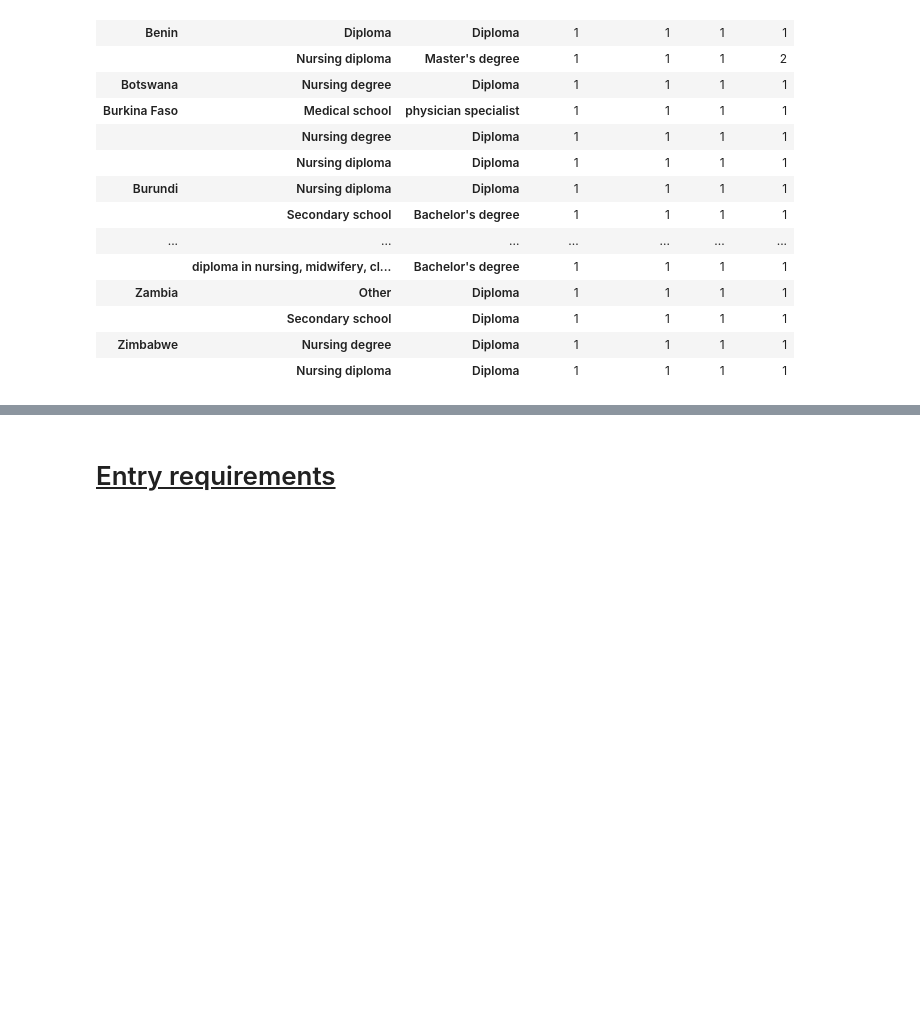
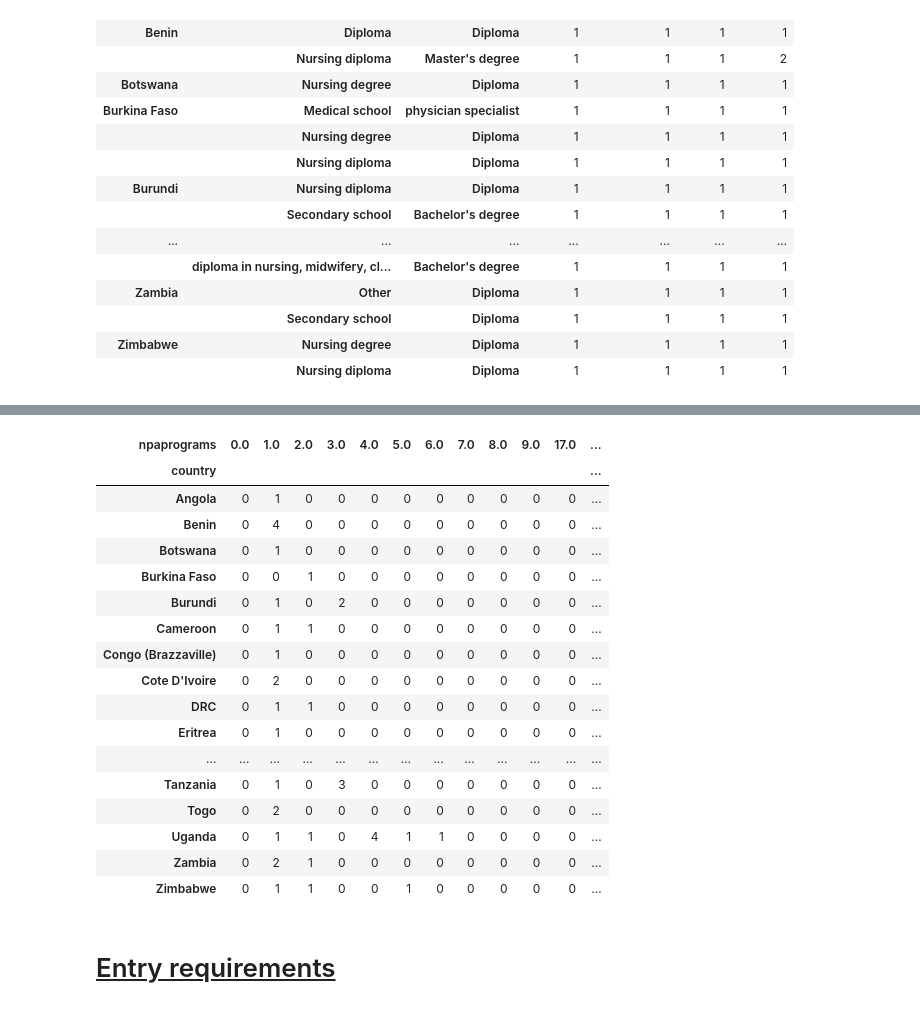
Before and after one commit to lawtj/npa, a Jupyter notebook: npa data.ipynb, the cells around one changed output, grey strips where cells are left out. Drawn from its saved outputs; the diff is of its cells as text; code cells hidden in the pictures; blank space fills up the shorter version.

```diff
--- a/npa data.ipynb
+++ b/npa data.ipynb
@@ -148,3 +180,25 @@ df2.groupby(['country', 'requirements','degree']).nunique()
+# %%
+npapgms = df[['country', 'npaprograms']]
+pd.crosstab(npapgms['country'], npapgms['npaprograms'])
+# %% [output]
+| npaprograms | 0.0 | 1.0 | 2.0 | 3.0 | 4.0 | 5.0 | 6.0 | 7.0 | 8.0 | 9.0 | 17.0 | ... |
+| country |  |  |  |  |  |  |  |  |  |  |  | ... |
+| Angola | 0 | 1 | 0 | 0 | 0 | 0 | 0 | 0 | 0 | 0 | 0 | ... |
+| Benin | 0 | 4 | 0 | 0 | 0 | 0 | 0 | 0 | 0 | 0 | 0 | ... |
+| Botswana | 0 | 1 | 0 | 0 | 0 | 0 | 0 | 0 | 0 | 0 | 0 | ... |
+| Burkina Faso | 0 | 0 | 1 | 0 | 0 | 0 | 0 | 0 | 0 | 0 | 0 | ... |
+| Burundi | 0 | 1 | 0 | 2 | 0 | 0 | 0 | 0 | 0 | 0 | 0 | ... |
+| Cameroon | 0 | 1 | 1 | 0 | 0 | 0 | 0 | 0 | 0 | 0 | 0 | ... |
+| Congo (Brazzaville) | 0 | 1 | 0 | 0 | 0 | 0 | 0 | 0 | 0 | 0 | 0 | ... |
+| Cote D'Ivoire | 0 | 2 | 0 | 0 | 0 | 0 | 0 | 0 | 0 | 0 | 0 | ... |
+| DRC | 0 | 1 | 1 | 0 | 0 | 0 | 0 | 0 | 0 | 0 | 0 | ... |
+| Eritrea | 0 | 1 | 0 | 0 | 0 | 0 | 0 | 0 | 0 | 0 | 0 | ... |
+| ... | ... | ... | ... | ... | ... | ... | ... | ... | ... | ... | ... | ... |
+| Tanzania | 0 | 1 | 0 | 3 | 0 | 0 | 0 | 0 | 0 | 0 | 0 | ... |
+| Togo | 0 | 2 | 0 | 0 | 0 | 0 | 0 | 0 | 0 | 0 | 0 | ... |
+| Uganda | 0 | 1 | 1 | 0 | 4 | 1 | 1 | 0 | 0 | 0 | 0 | ... |
+| Zambia | 0 | 2 | 1 | 0 | 0 | 0 | 0 | 0 | 0 | 0 | 0 | ... |
+| Zimbabwe | 0 | 1 | 1 | 0 | 0 | 1 | 0 | 0 | 0 | 0 | 0 | ... |
 # %% [markdown]
 # <u> Entry requirements </u>
 # %% [markdown]
```
Also changed, not shown: parts of 20 cells of this notebook.
